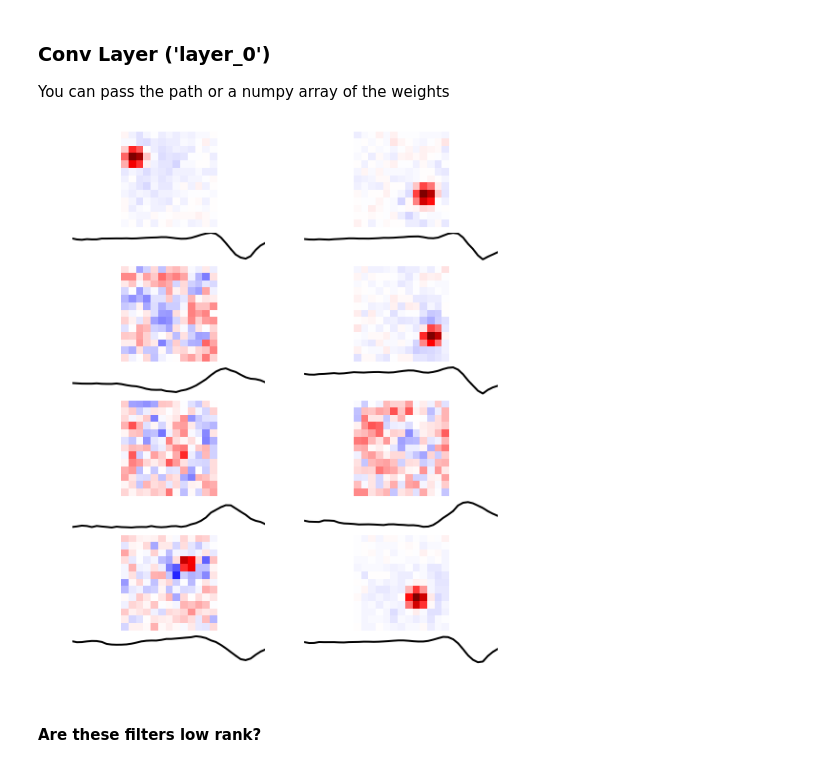
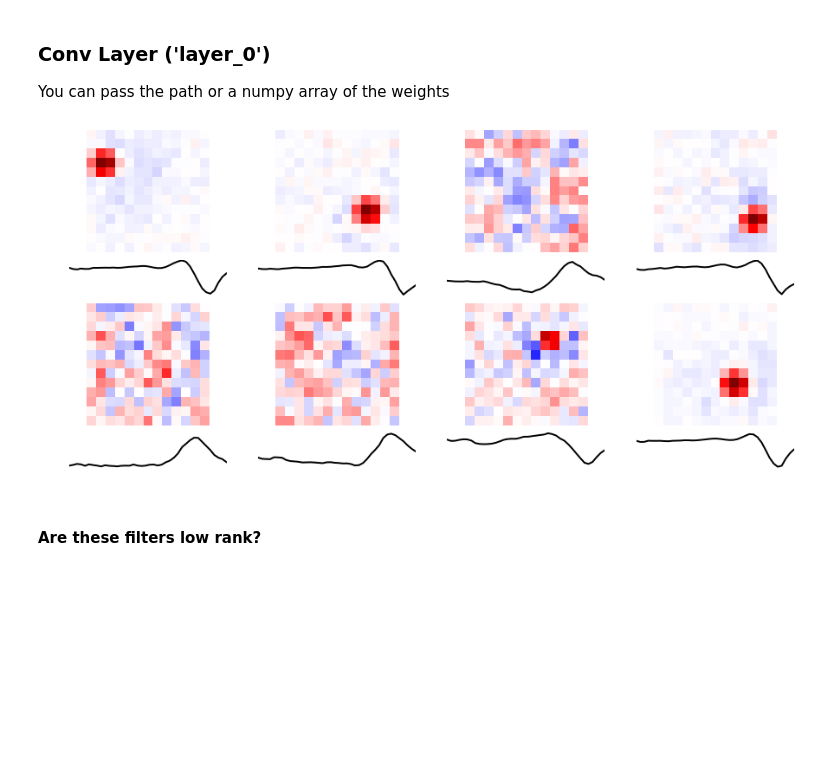
Before and after one commit to baccuslab/deep-retina, a Jupyter notebook: notebooks/Visualizing multi-cell model.ipynb, the cells around one changed output. Saved outputs shown, nothing was run; the diff lists cells and outputs as text; code cells hidden in the pictures; blank space fills up the shorter version.

Commit message:
flipped columns and rows in visualizing convnet weights. also updated some notebooks

```diff
--- a/notebooks/Visualizing multi-cell model.ipynb
+++ b/notebooks/Visualizing multi-cell model.ipynb
@@ -99,9 +99,9 @@ list_layers(natural_model_path, natural_weight_name)
 ### Conv Layer ('layer_0')
 You can pass the path or a numpy array of the weights
 # %%
-viz.visualize_convnet_weights(white_model_path + white_weight_name, normalize=True)
+viz.visualize_convnet_weights(white_model_path + white_weight_name, normalize=True, fig_size=(15,7))
 # %% [output]
-[figure, old version]
+[figure, new version]
 # %% [markdown]
 #### Are these filters low rank?
 # %%
```
Also changed, not shown: parts of 52 cells of this notebook, 3 other files.
